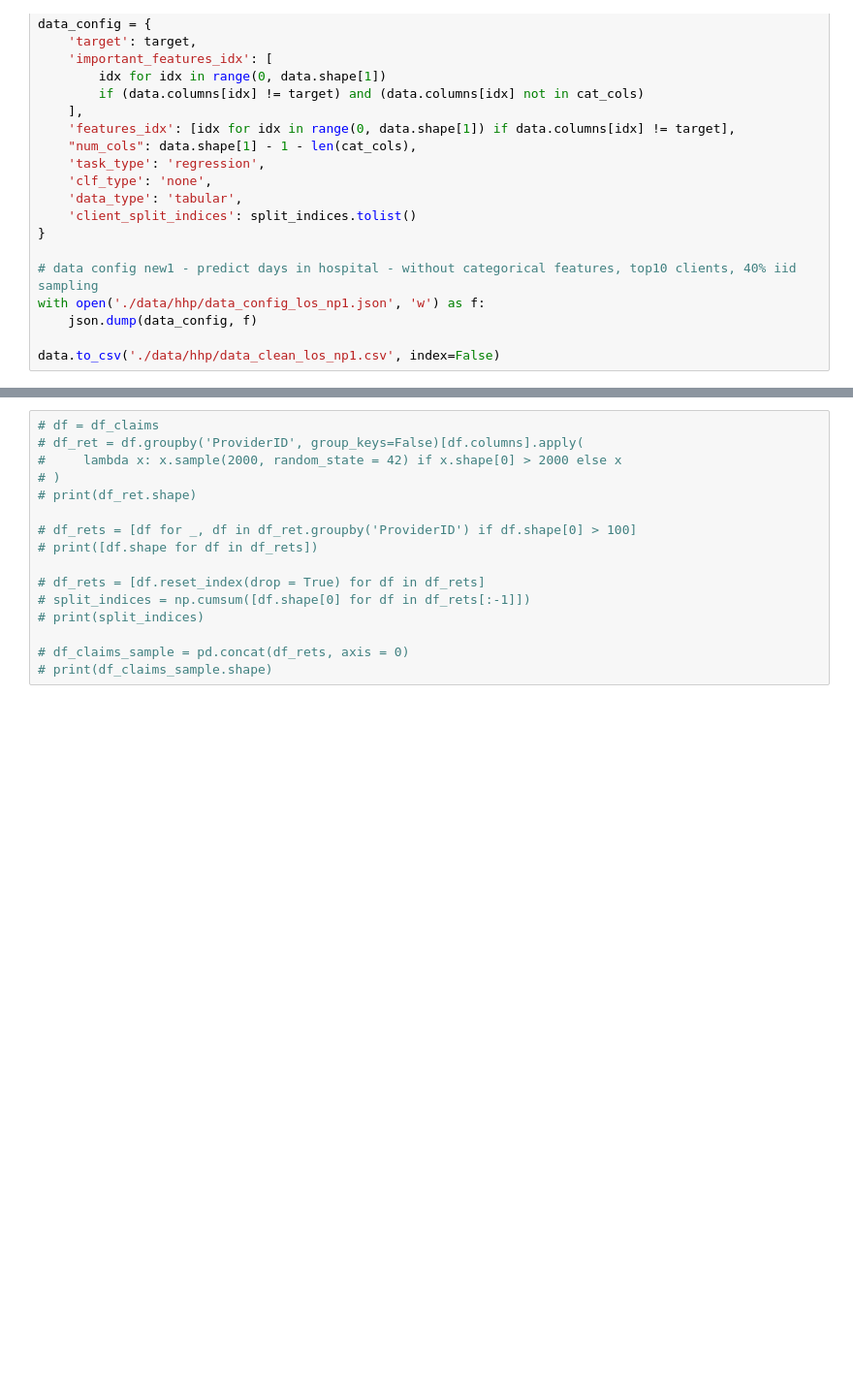
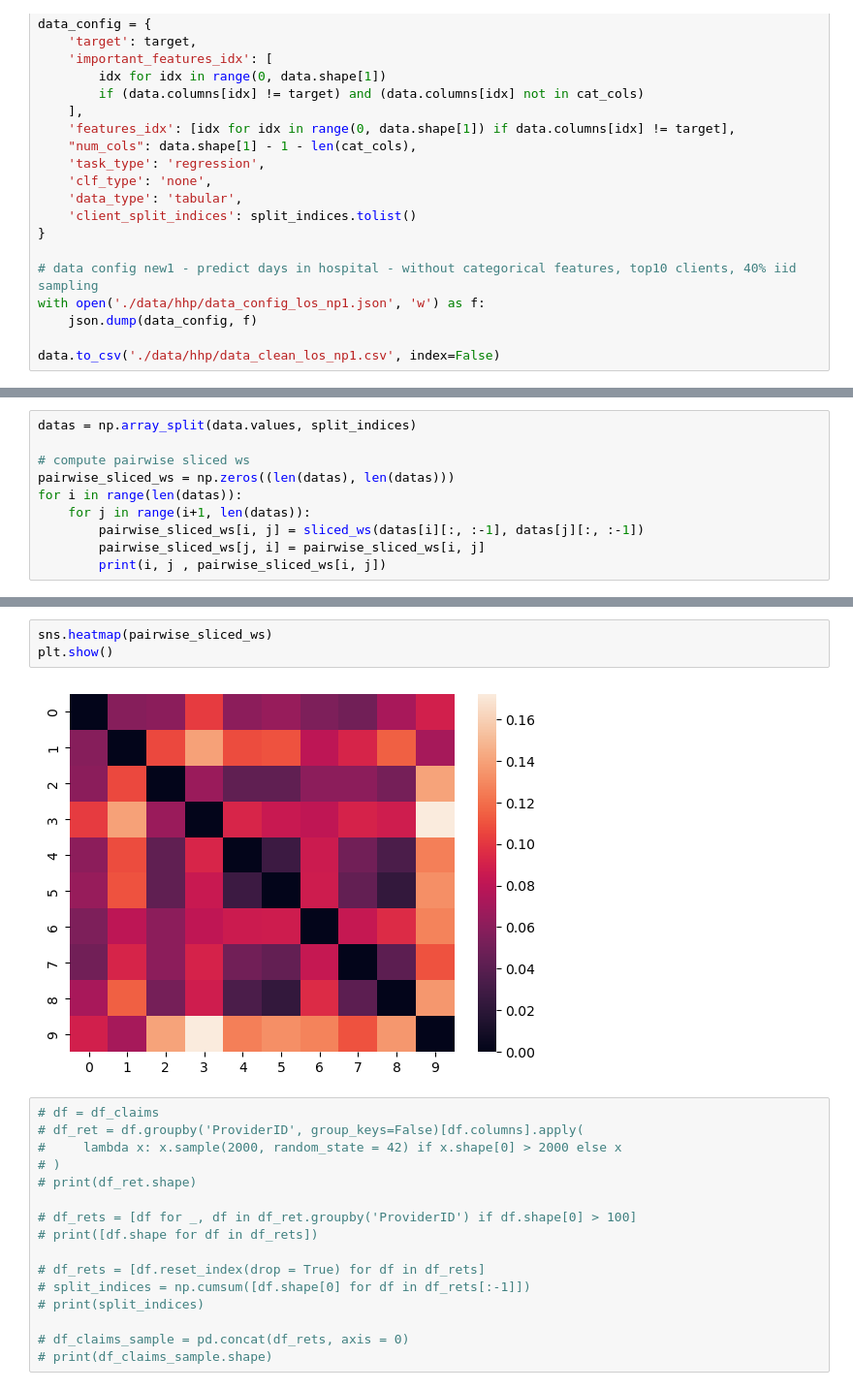
Before and after one commit to sitaomin1994/federated_imputation, a Jupyter notebook: notebook/data_preprocessing.ipynb, the cells around one changed output, grey strips where cells are left out. Shown at 97% size. Cells and saved outputs as stored; diff of their text form; blank space fills up the shorter version.

```diff
--- a/notebook/data_preprocessing.ipynb
+++ b/notebook/data_preprocessing.ipynb
@@ -618,0 +623,10 @@ data.to_csv('./data/hhp/data_clean_los_np1.csv', index=False)
+# %%
+datas = np.array_split(data.values, split_indices)
+
+# compute pairwise sliced ws
+pairwise_sliced_ws = np.zeros((len(datas), len(datas)))
+for i in range(len(datas)):
+    for j in range(i+1, len(datas)):
+        pairwise_sliced_ws[i, j] = sliced_ws(datas[i][:, :-1], datas[j][:, :-1])
+        pairwise_sliced_ws[j, i] = pairwise_sliced_ws[i, j]
+        print(i, j , pairwise_sliced_ws[i, j])
@@ -619,3 +656,8 @@ data.to_csv('./data/hhp/data_clean_los_np1.csv', index=False)
+# %%
+sns.heatmap(pairwise_sliced_ws)
+plt.show()
+# %% [output]
+[figure, added]
 # %%
 # df = df_claims
 # df_ret = df.groupby('ProviderID', group_keys=False)[df.columns].apply(
```
Also changed, not shown: parts of 13 cells of this notebook, 9 other files.
